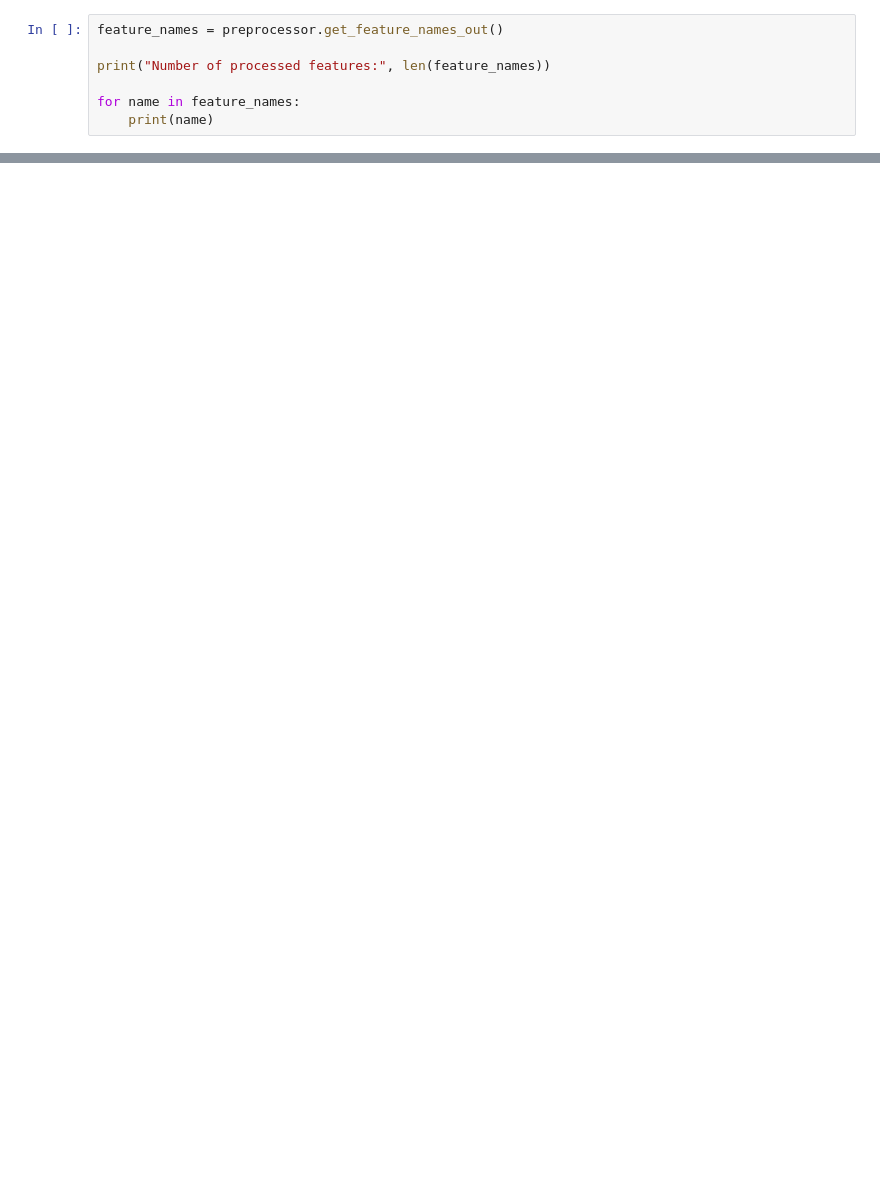
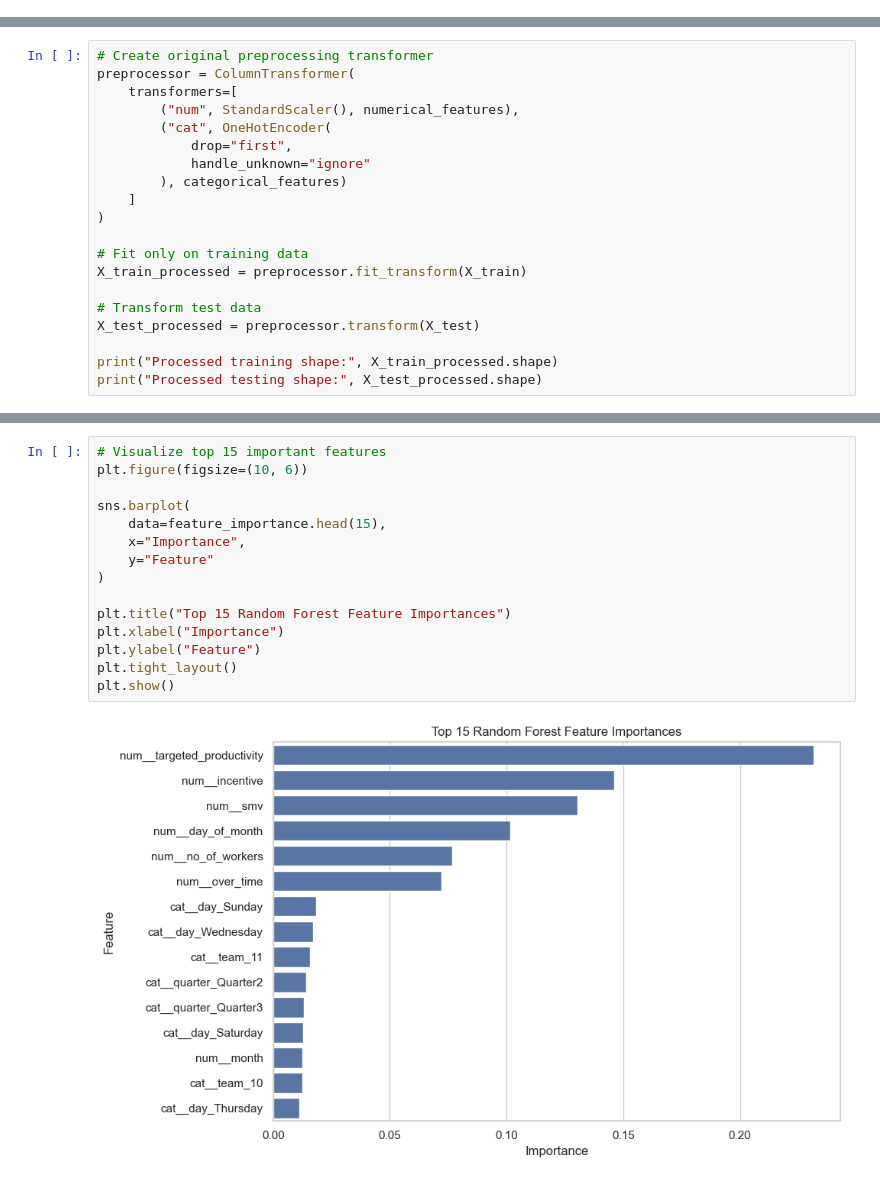
Before and after one commit to sanda620/garment-productivity-prediction, a Jupyter notebook: notebooks/02_data_preprocessing.ipynb, the cells around one changed output, grey strips where cells are left out. Cells and saved outputs as stored; diff of their text form; blank space fills up the shorter version.

Commit message:
Update Random Forest model and add evaluation plots

```diff
--- a/notebooks/02_data_preprocessing.ipynb
+++ b/notebooks/02_data_preprocessing.ipynb
@@ -501,7 +0,0 @@ Largest Ridge coefficients:
-# %%
-feature_names = preprocessor.get_feature_names_out()
-
-print("Number of processed features:", len(feature_names))
-
-for name in feature_names:
-    print(name)
@@ -1041,0 +195,20 @@ plt.show()
+# %%
+# Create original preprocessing transformer
+preprocessor = ColumnTransformer(
+    transformers=[
+        ("num", StandardScaler(), numerical_features),
+        ("cat", OneHotEncoder(
+            drop="first",
+            handle_unknown="ignore"
+        ), categorical_features)
+    ]
+)
+
+# Fit only on training data
+X_train_processed = preprocessor.fit_transform(X_train)
+
+# Transform test data
+X_test_processed = preprocessor.transform(X_test)
+
+print("Processed training shape:", X_train_processed.shape)
+print("Processed testing shape:", X_test_processed.shape)
@@ -1041,0 +322,17 @@ plt.show()
+# %%
+# Visualize top 15 important features
+plt.figure(figsize=(10, 6))
+
+sns.barplot(
+    data=feature_importance.head(15),
+    x="Importance",
+    y="Feature"
+)
+
+plt.title("Top 15 Random Forest Feature Importances")
+plt.xlabel("Importance")
+plt.ylabel("Feature")
+plt.tight_layout()
+plt.show()
+# %% [output]
+[figure, added]
```
Also changed, not shown: parts of 63 cells of this notebook.
